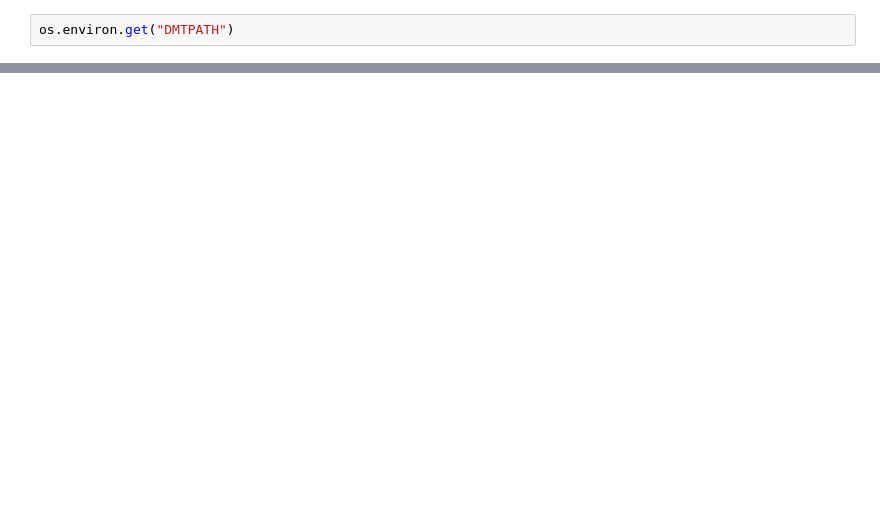
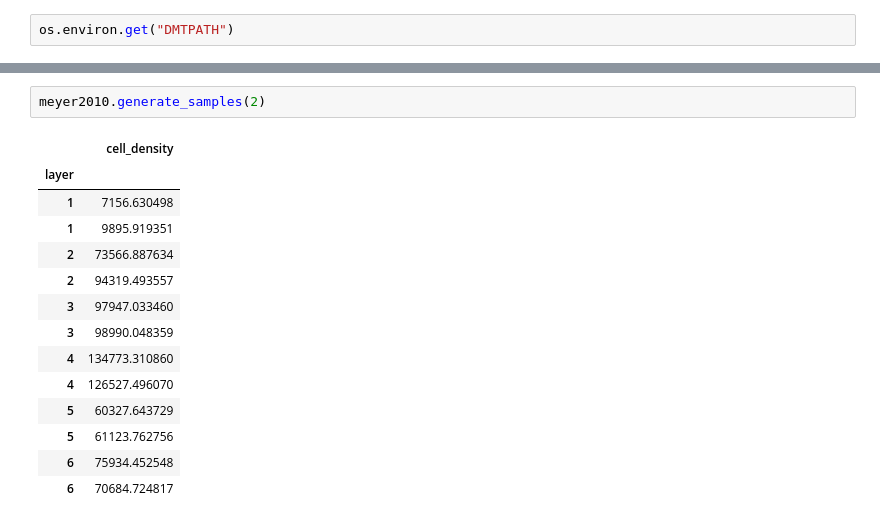
Before and after one commit to BlueBrain/DMT, a Jupyter notebook: v2/notebooks/reyes-puerta.ipynb, the cells around one changed output, grey strips where cells are left out. Cells and saved outputs as stored; diff of their text form; blank space fills up the shorter version.

```diff
--- a/v2/notebooks/reyes-puerta.ipynb
+++ b/v2/notebooks/reyes-puerta.ipynb
@@ -448,0 +453,17 @@ os.environ.get("DMTPATH")
+# %%
+meyer2010.generate_samples(2)
+# %% [output]
+|  | cell_density |
+| layer |  |
+| 1 | 7156.630498 |
+| 1 | 9895.919351 |
+| 2 | 73566.887634 |
+| 2 | 94319.493557 |
+| 3 | 97947.033460 |
+| 3 | 98990.048359 |
+| 4 | 134773.310860 |
+| 4 | 126527.496070 |
+| 5 | 60327.643729 |
+| 5 | 61123.762756 |
+| 6 | 75934.452548 |
+| 6 | 70684.724817 |
```
Also changed, not shown: parts of 16 cells of this notebook, 4 other files.
